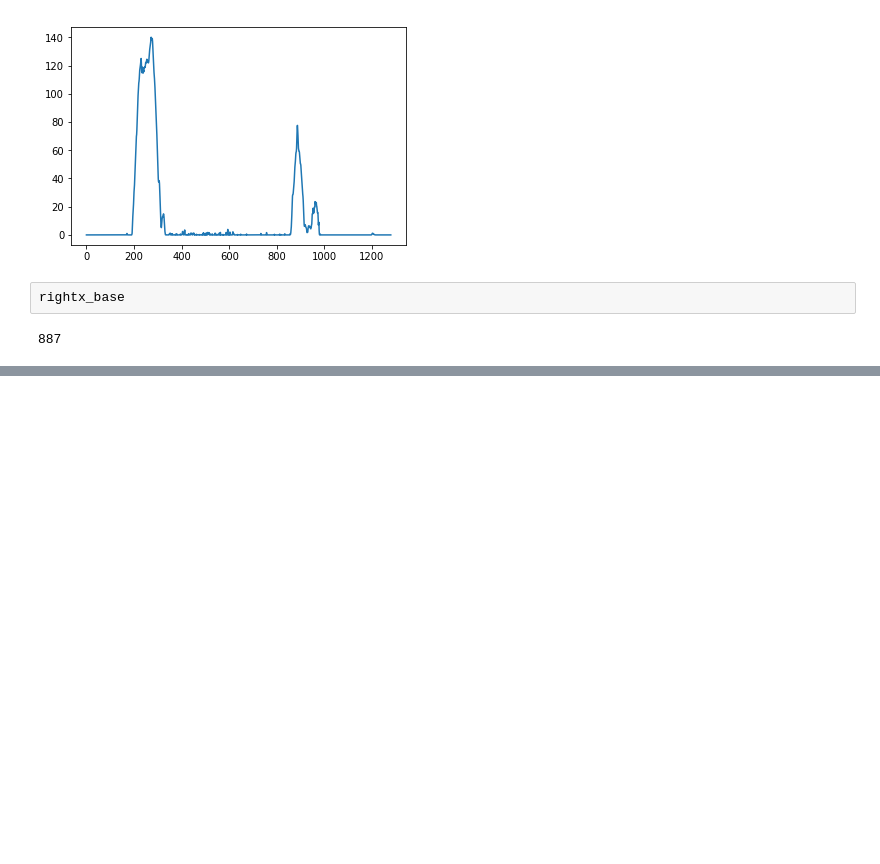
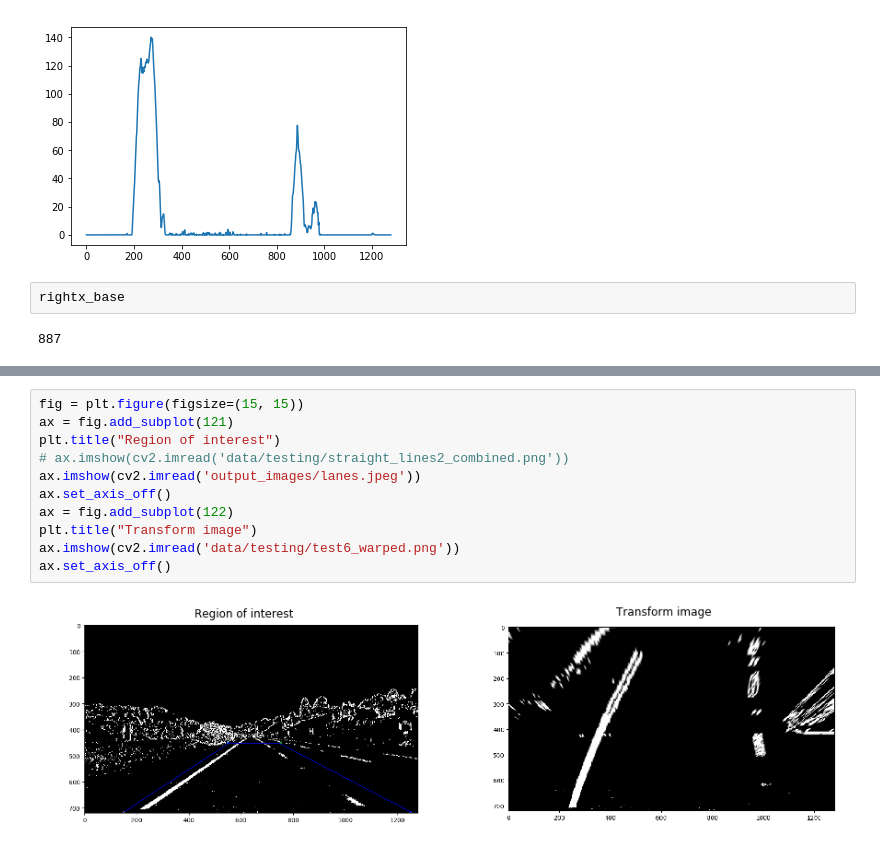
Before and after one commit to ppeiris/CarND-Advanced-Lane-Lines, a Jupyter notebook: lanefinding.ipynb, the cells around one changed output, grey strips where cells are left out. Saved outputs shown, nothing was run; the diff lists cells and outputs as text; blank space fills up the shorter version.

```diff
--- a/lanefinding.ipynb
+++ b/lanefinding.ipynb
@@ -56,0 +68,13 @@ rightx_base
+# %%
+fig = plt.figure(figsize=(15, 15))
+ax = fig.add_subplot(121)
+plt.title("Region of interest")
+# ax.imshow(cv2.imread('data/testing/straight_lines2_combined.png'))
+ax.imshow(cv2.imread('output_images/lanes.jpeg'))
+ax.set_axis_off()
+ax = fig.add_subplot(122)
+plt.title("Transform image")
+ax.imshow(cv2.imread('data/testing/test6_warped.png'))
+ax.set_axis_off()
+# %% [output]
+[figure, added]
```
Also changed, not shown: parts of 2 cells of this notebook, 22 other files.
